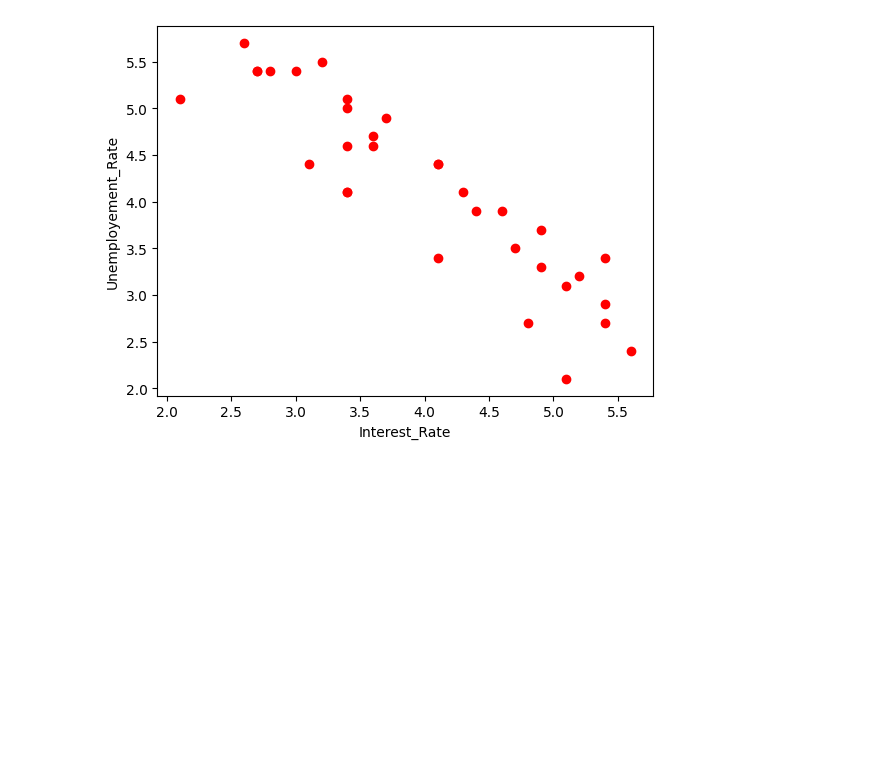
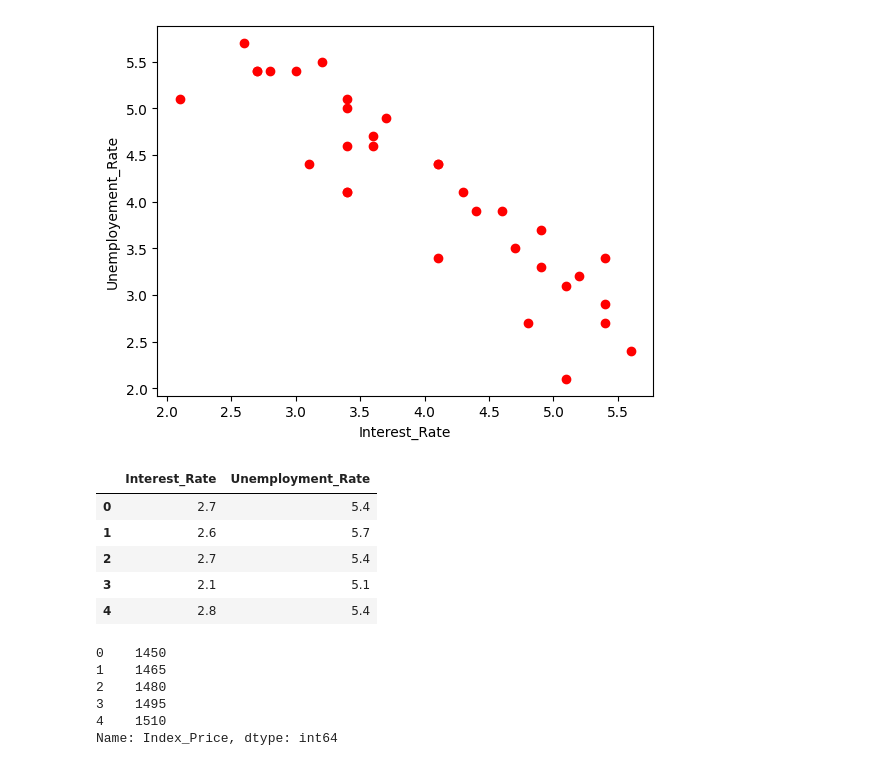
Before and after one commit to manishparihar3618/data-science, a Jupyter notebook: 04_Machine_learning/script/01_Linear_Regression/multiple_linear_regression.ipynb, the cells around one changed output. Cells and saved outputs as stored; diff of their text form; code cells hidden in the pictures; blank space fills up the shorter version.

```diff
--- a/04_Machine_learning/script/01_Linear_Regression/multiple_linear_regression.ipynb
+++ b/04_Machine_learning/script/01_Linear_Regression/multiple_linear_regression.ipynb
@@ -60,3 +60,6 @@ plt.ylabel("Unemployement_Rate")
 # %% [output]
 Text(0, 0.5, 'Unemployement_Rate')
 [figure]
+# %%
+## Independent Feature
+X = df.iloc[:,:-1] # Means take all the coloumn excpet last one which is dependent feature
@@ -62,0 +69,18 @@ Text(0, 0.5, 'Unemployement_Rate')
+# %%
+X.head()
+# %% [output]
+|  | Interest_Rate | Unemployment_Rate |
+| 0 | 2.7 | 5.4 |
+| 1 | 2.6 | 5.7 |
+| 2 | 2.7 | 5.4 |
+| 3 | 2.1 | 5.1 |
+| 4 | 2.8 | 5.4 |
+# %%
+Y.head()
+# %% [output]
+0    1450
+1    1465
+2    1480
+3    1495
+4    1510
+Name: Index_Price, dtype: int64
```
Also changed, not shown: parts of 10 cells of this notebook.
